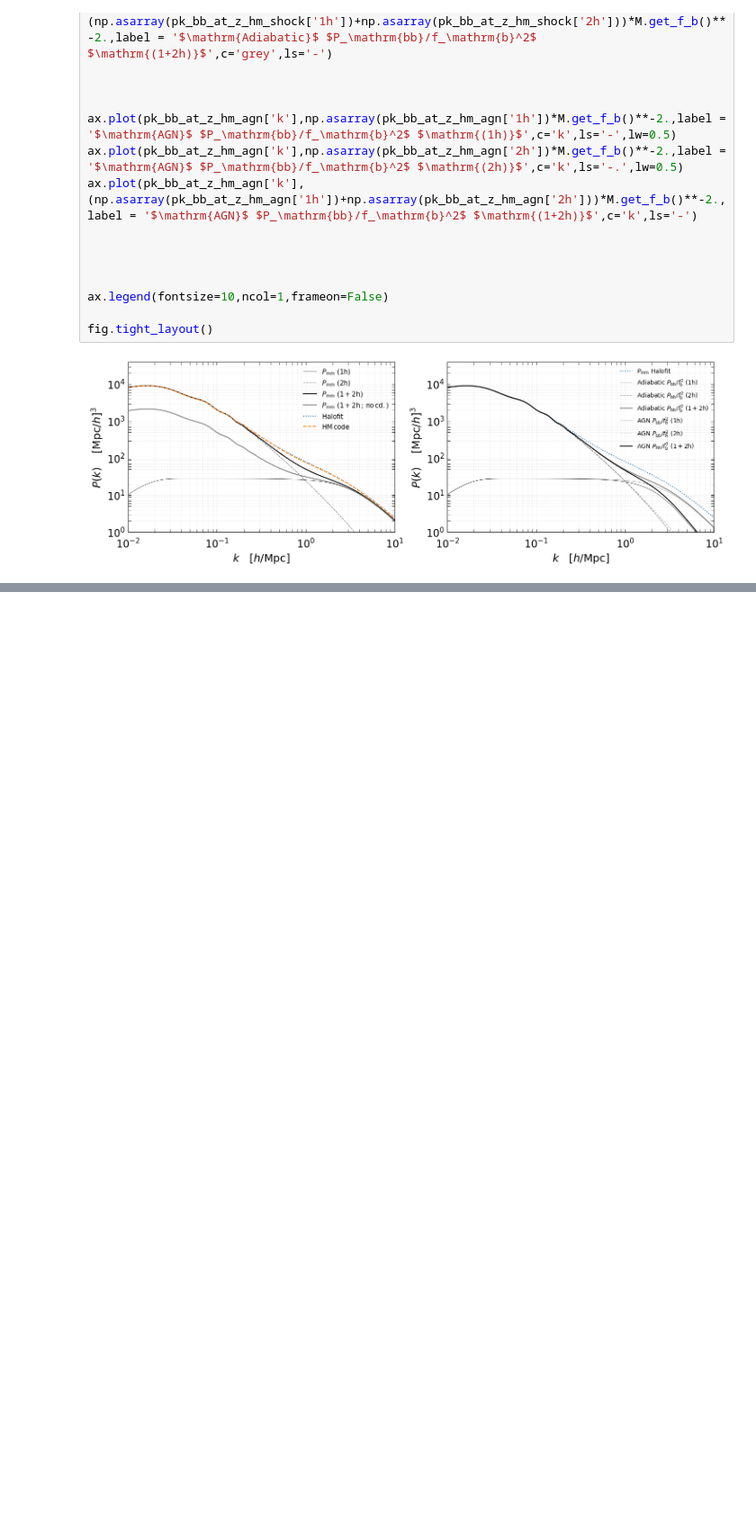
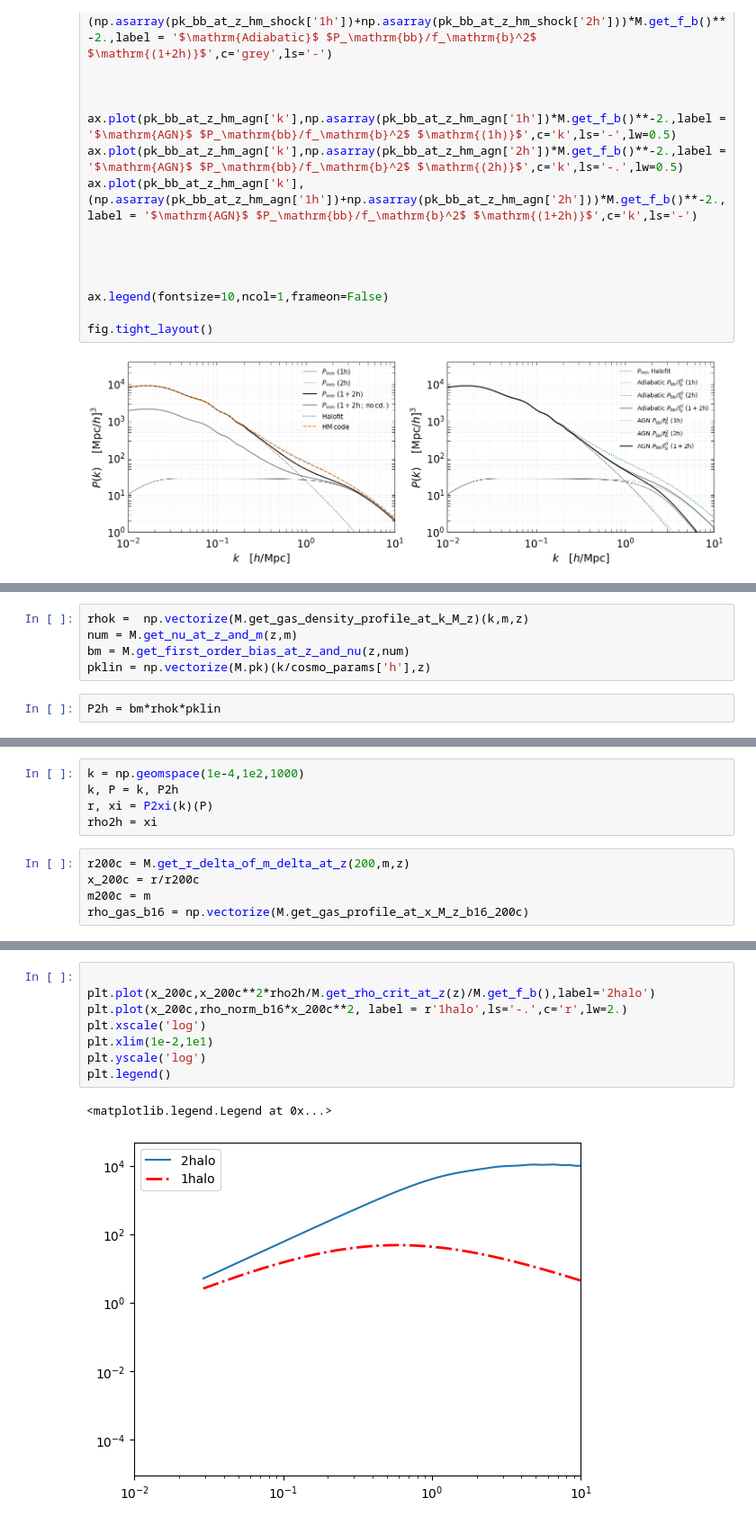
Before and after one commit to CLASS-SZ/class_sz, a Jupyter notebook: notebooks/correct_battaglia_density_profile.ipynb, the cells around one changed output, grey strips where cells are left out. Shown at 90% size. Saved outputs shown, nothing was run; the diff lists cells and outputs as text; blank space fills up the shorter version.

Commit message:
start 2h for density

```diff
--- a/notebooks/correct_battaglia_density_profile.ipynb
+++ b/notebooks/correct_battaglia_density_profile.ipynb
@@ -524,0 +568,7 @@ fig.tight_layout()
+# %%
+rhok =  np.vectorize(M.get_gas_density_profile_at_k_M_z)(k,m,z)
+num = M.get_nu_at_z_and_m(z,m)
+bm = M.get_first_order_bias_at_z_and_nu(z,num)
+pklin = np.vectorize(M.pk)(k/cosmo_params['h'],z)
+# %%
+P2h = bm*rhok*pklin
@@ -524,0 +577,10 @@ fig.tight_layout()
+# %%
+k = np.geomspace(1e-4,1e2,1000)
+k, P = k, P2h
+r, xi = P2xi(k)(P)
+rho2h = xi
+# %%
+r200c = M.get_r_delta_of_m_delta_at_z(200,m,z)
+x_200c = r/r200c
+m200c = m
+rho_gas_b16 = np.vectorize(M.get_gas_profile_at_x_M_z_b16_200c)
@@ -524,0 +631,11 @@ fig.tight_layout()
+# %%
+
+plt.plot(x_200c,x_200c**2*rho2h/M.get_rho_crit_at_z(z)/M.get_f_b(),label='2halo')
+plt.plot(x_200c,rho_norm_b16*x_200c**2, label = r'1halo',ls='-.',c='r',lw=2.)
+plt.xscale('log')
+plt.xlim(1e-2,1e1)
+plt.yscale('log')
+plt.legend()
+# %% [output]
+<matplotlib.legend.Legend at 0x...>
+[figure, added]
```
Also changed, not shown: parts of 11 cells of this notebook, 3 other files.
